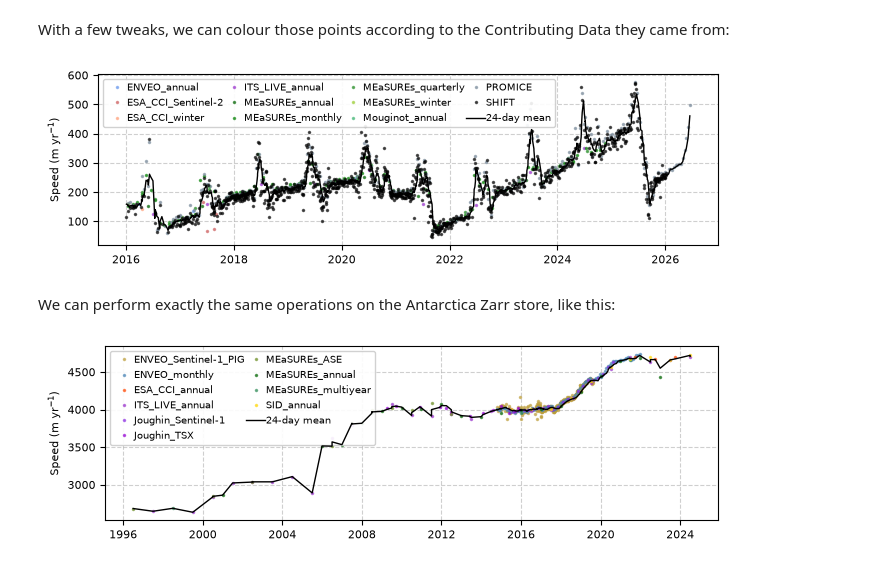
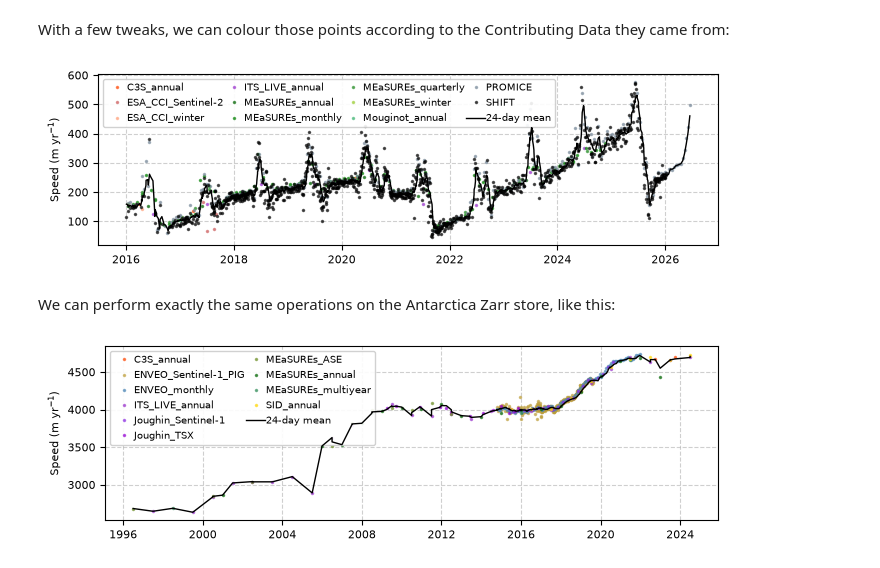
Before and after one commit to ben-davison/SHIVER-zarr, a Jupyter notebook: docs/examples/simple_timeseries.ipynb, the cells around one changed output. Drawn from its saved outputs; the diff is of its cells as text; code cells hidden in the pictures.

```diff
--- a/docs/examples/simple_timeseries.ipynb
+++ b/docs/examples/simple_timeseries.ipynb
@@ -116,7 +116,7 @@ color_dict_raw = {
     'MEaSUREs_winter': 'rgb(154,205,50)',
     'MEaSUREs_annual': 'rgb(0,100,0)',
     'Mouginot_annual': 'rgb(60,179,113)',
-    'ENVEO_annual': 'rgb(100,149,237)',
+    'C3S_annual': 'rgb(255,69,0)',
     'ESA_CCI_winter': 'rgb(255,160,122)',
     'ESA_CCI_Sentinel-1': 'rgb(250,128,114)',
     'ESA_CCI_Sentinel-2': 'rgb(205,92,92)',
@@ -168,7 +168,7 @@ plt.legend(
 plt.tight_layout()
 plt.show()
 # %% [output]
-[figure, old version]
+[figure, new version]
 # %% [markdown]
 We can perform exactly the same operations on the Antarctica Zarr store, like this:
 # %%
@@ -223,14 +223,14 @@ color_dict_raw = {
     'MEaSUREs_multiyear': 'rgb(46,139,87)',
     'MEaSUREs_ASE': 'rgb(107,142,35)',
     'SID_annual': 'rgb(255,215,0)',
-    'ESA_CCI_annual': 'rgb(255,69,0)',
+    'C3S_annual': 'rgb(255,69,0)',
     'Joughin_Sentinel-1': 'rgb(138,43,226)',
     'Joughin_TSX': 'rgb(148,0,211)',
     'Li_Totten': 'rgb(140, 109, 49)',
     'ENVEO_Sentinel-1_PIG': 'rgb(189, 158, 57)',
     'ENVEO_ERS': 'rgb(65,105,225)',
     'ENVEO_TSX': 'rgb(0,0,255)',
-    'ENVEO_ALOS': 'rgb(0,0,205)',
+    'ENVEO_PALSAR': 'rgb(0,0,205)',
     'ENVEO_TSX_Sentinel-1': 'rgb(0,0,139)',
     'ENVEO_TSX_PALSAR': 'rgb(30,144,255)',
 }
@@ -249,31 +249,31 @@ for source, group in df_plot.groupby('data_source'):
     color = color_dict.get(source, 'grey')
     plt.plot(
         group.index, group['speed'],
         marker='o', color=color, markersize=1.5, linestyle='', alpha=0.6, label=source
     )
 
 # Plot overall moving average
 plt.plot(
     df_plot.index, df_plot['rolling_mean'],
     color='black', linewidth=1, label='24-day mean', zorder=10
 )
 
 #plt.title(f"Pine Island speed timeseries\nLocation: {lat}°N, {abs(lon)}°W")
 plt.ylabel("Speed (m yr$^{-1}$)", fontsize=8)
 plt.grid(True, linestyle="--", alpha=0.6)
 plt.tick_params(axis='both', labelsize=8)
 
 # Multi-column legend inside plot
 plt.legend(
     loc='upper left',
     ncol=2,            # Splits legend entries into 3 columns
     fontsize=7,        # Compact font size
     handletextpad=0.05, # Distance between color dot and text
     columnspacing=0.1, # Distance between legend columns
     framealpha=0.9     # Semi-opaque frame to keep text readable over grid lines
 )
 
 plt.tight_layout()
 plt.show()
 # %% [output]
-[figure, old version]
+[figure, new version]
```
Also changed, not shown: 12 other files.
